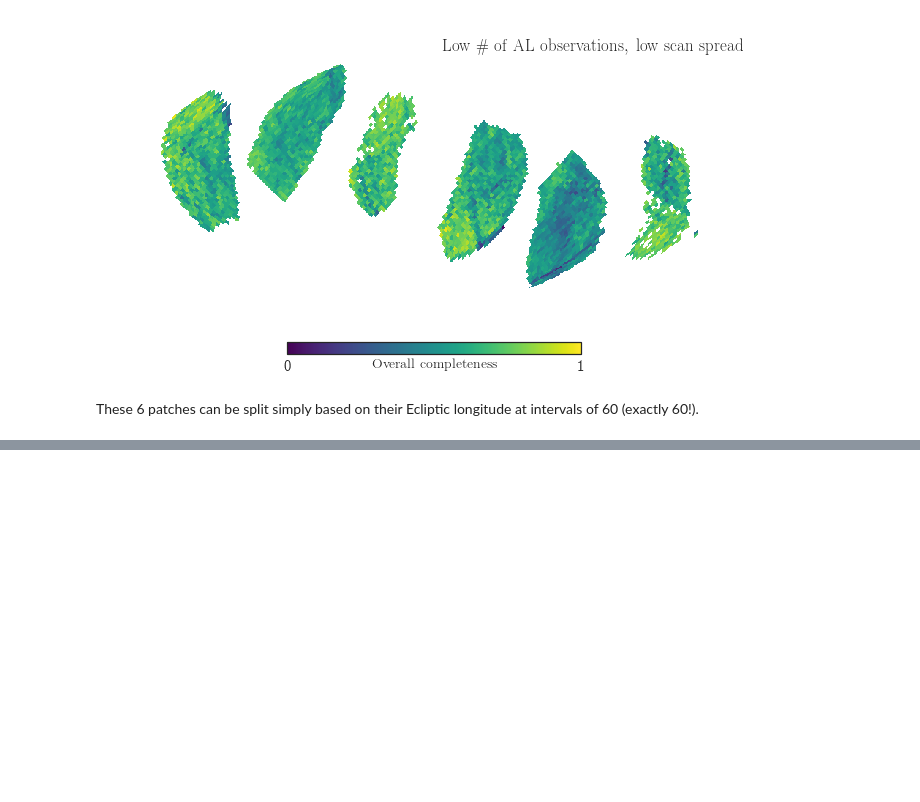
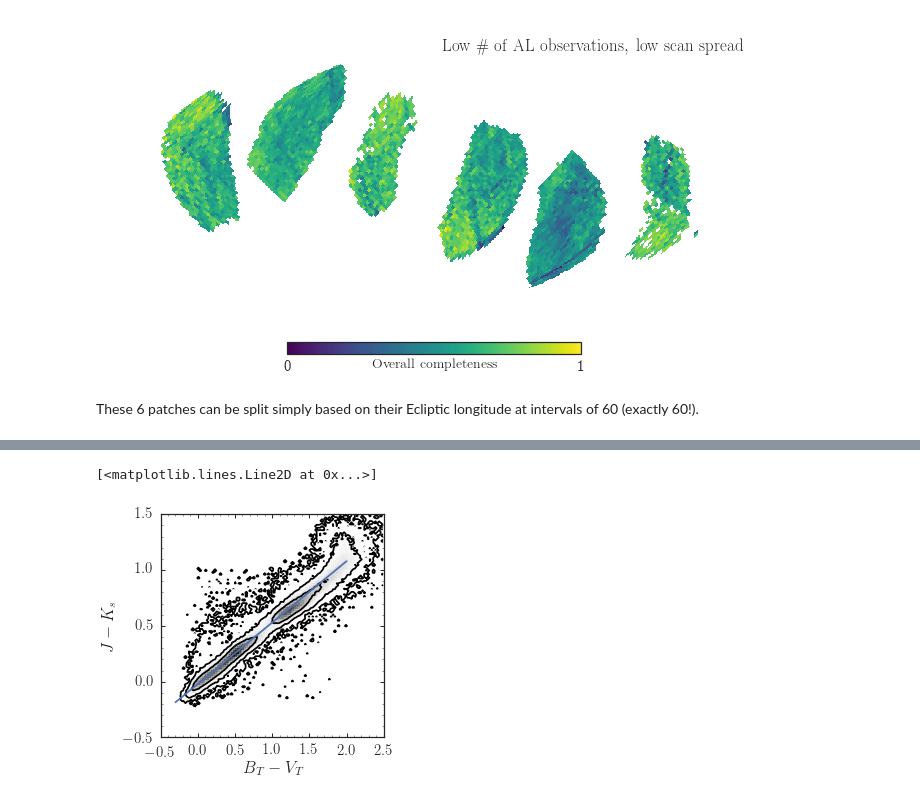
Before and after one commit to jobovy/tgas-completeness, a Jupyter notebook: py/TGAS-selection-function.ipynb, the cells around one changed output, grey strips where cells are left out. Cells and saved outputs as stored; diff of their text form; code cells hidden in the pictures; blank space fills up the shorter version.

Commit message:
Add comparison to Tycho-2

```diff
--- a/py/TGAS-selection-function.ipynb
+++ b/py/TGAS-selection-function.ipynb
@@ -656,0 +669,29 @@ These 6 patches can be split simply based on their Ecliptic longitude at interva
+# %%
+# create tyc2, matched to tgas
+tyc2_savefilename= 'tyc2_radecbtvt_tgasmatched.npy'
+if not os.path.exists(tyc2_savefilename):
+    tyc2_raw= astropy.io.ascii.read('/Users/bovy/data/gaia_tools/Tycho2/tyc2.dat',
+                                    readme='/Users/bovy/data/gaia_tools/Tycho2/ReadMe',
+                                    format='cds')
+    tyc2_raw_sub= Table([tyc2_raw['RAmdeg'],
+                         tyc2_raw['DEmdeg'],
+                         tyc2_raw['BTmag'],
+                         tyc2_raw['VTmag']])
+    m1,m2,sep= xmatch.xmatch(tyc2_raw_sub,tgas,colRA1='RAmdeg',colDec1='DEmdeg',
+                             colRA2='ra',colDec2='dec',epoch2=2015.)
+    tyc2_raw_sub= tyc2_raw_sub[m1]
+    tyc2= numpy.zeros((4,len(tgas)))-1
+    tyc2[0,m2]= tyc2_raw_sub['RAmdeg']
+    tyc2[1,m2]= tyc2_raw_sub['DEmdeg']
+    tyc2[2,m2]= tyc2_raw_sub['BTmag']
+    tyc2[3,m2]= tyc2_raw_sub['VTmag']
+    numpy.save(tyc2_savefilename,tyc2)
+else:
+    tyc2= numpy.load(tyc2_savefilename)
+tyc2_tmp= Table()
+tyc2_tmp['RAmdeg']= Column(tyc2[0],unit='deg',description='Mean Right Asc, ICRS, epoch=J2000')
+tyc2_tmp['DEmdeg']= Column(tyc2[1],unit='deg',description='Mean Decl, ICRS, at epoch=J2000')
+tyc2_tmp['BTmag']= Column(tyc2[2],unit='mag',description='Tycho-2 BT magnitude')
+tyc2_tmp['VTmag']= Column(tyc2[3],unit='mag',description='Tycho-2 VT magnitude')
+tyc2m= tyc2_tmp
+btvtm= (tyc2m['BTmag']-tyc2m['VTmag'])
@@ -656,0 +702,16 @@ These 6 patches can be split simply based on their Ecliptic longitude at interva
+# %%
+mt2indx= (tyc2m['BTmag'] > -1)*(jk != 0.)*(tyc2m['VTmag'] < 9.5)
+figsize(6,4)
+bovy_plot.scatterplot(btvtm[mt2indx],jk[mt2indx],'k,',ms=0.,
+                     xrange=[-0.5,2.5],yrange=[-0.5,1.5],
+                     xlabel=r'$B_T-V_T$',
+                     ylabel=r'$J-K_s$')
+pjk= [0.55,-0.02]
+#rndindx= numpy.random.permutation(numpy.sum(mt2indx))[:1000]
+#pjk= numpy.polyfit(btvtm[mt2indx][rndindx],jk[mt2indx][rndindx],deg=1)
+#print(pjk)
+bvs= numpy.linspace(-0.3,2.,101)
+plot(bvs,numpy.polyval(pjk,bvs),'-')
+# %% [output]
+[<matplotlib.lines.Line2D at 0x...>]
+[figure, added]
```
Also changed, not shown: parts of 22 cells of this notebook.
